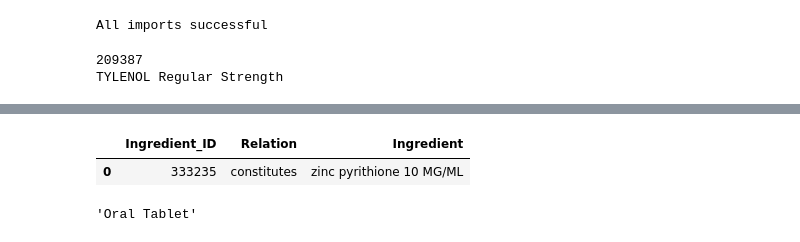
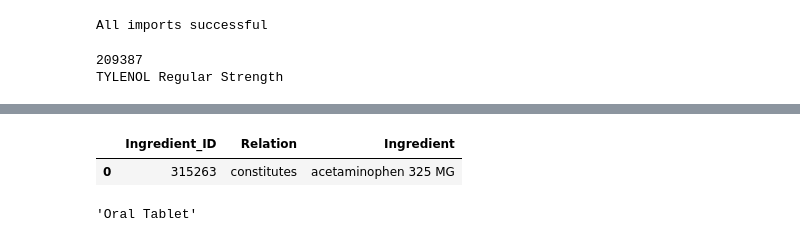
Before and after one commit to phanguy30/med_compare, a Jupyter notebook: data.ipynb, the cells around one changed output, grey strips where cells are left out. Drawn from its saved outputs; the diff is of its cells as text; code cells hidden in the pictures.

```diff
--- a/data.ipynb
+++ b/data.ipynb
@@ -105,22 +105,22 @@ Fetch_Drug_Form(209884)
 # %%
 def Show_Ingredients(ID):
     query = f"""
     SELECT r.RXCUI2 as Ingredient_ID,r.RELA as Relation,c.STR as Ingredient
     from RXNCONSO c
     JOIN RXNREL r
     ON c.RXCUI = r.RXCUI2
     WHERE r.RXCUI1 = "{ID}" and c.TTY = "SCDC"
     GROUP by Ingredient_ID,Relation,Ingredient;
     """
     result1 = pd.read_sql(query, engine)
     return result1
 
-df = Show_Ingredients(209884)
+df = Show_Ingredients(ID)
 ingredients = list(df["Ingredient_ID"])
 df
 # %% [output]
 |  | Ingredient_ID | Relation | Ingredient |
-| 0 | 333235 | constitutes | zinc pyrithione 10 MG/ML |
+| 0 | 315263 | constitutes | acetaminophen 325 MG |
 # %%
 def Dose_Form(ID):
     query = f"""
```
Also changed, not shown: parts of 2 cells of this notebook, 2 other files.
